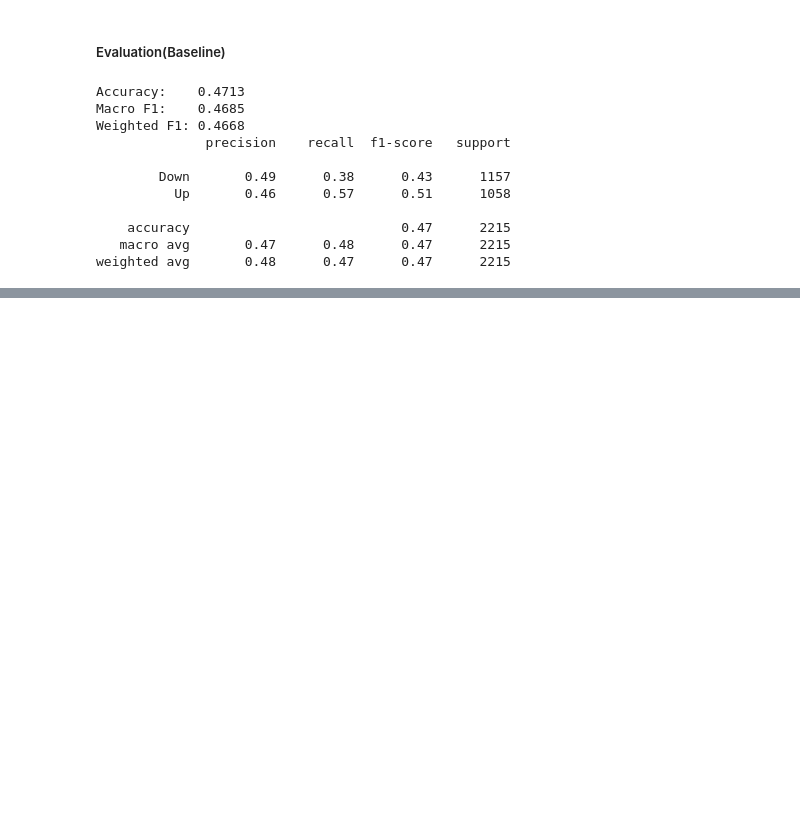
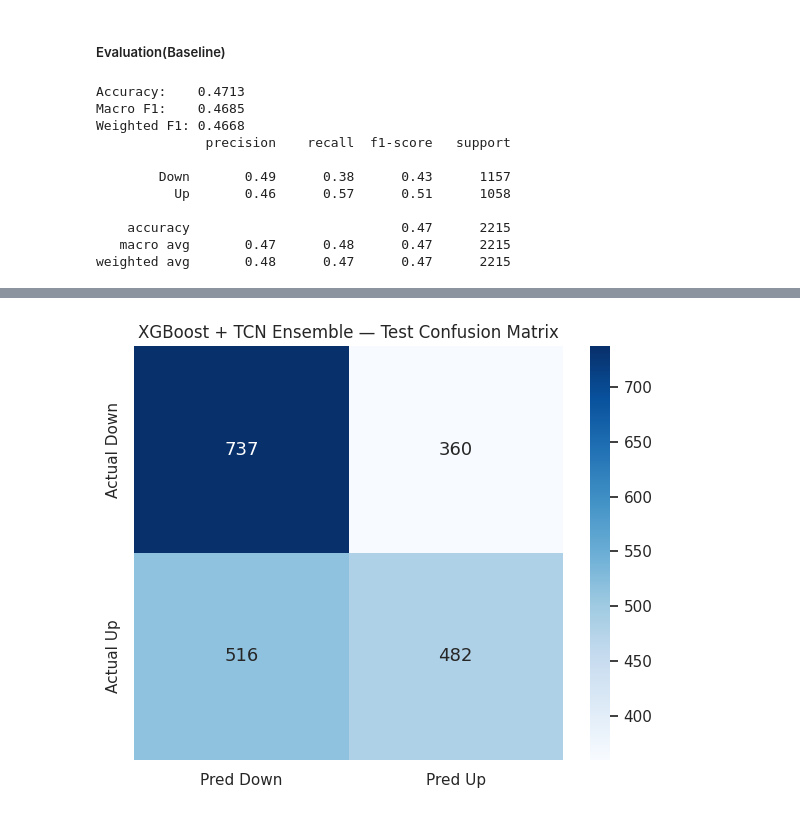
Before and after one commit to Abhinav0909/Stock-Prediction-using-Contrastive-Learning, a Jupyter notebook: Stock Prediction.ipynb, the cells around one changed output, grey strips where cells are left out. Saved outputs shown, nothing was run; the diff lists cells and outputs as text; code cells hidden in the pictures; blank space fills up the shorter version.

```diff
--- a/Stock Prediction.ipynb
+++ b/Stock Prediction.ipynb
@@ -3052,0 +3630,82 @@ weighted avg       0.48      0.47      0.47      2215
+# %%
+import pandas as pd
+import numpy as np
+from scipy.stats import rankdata
+from sklearn.metrics import f1_score, accuracy_score, classification_report, confusion_matrix
+import matplotlib.pyplot as plt
+import seaborn as sns
+
+xgb_test_probs = xgb.predict_proba(X_te)[:, 1]
+xgb_lookup = test_views[['Stock Name', 'End_Date']].copy()
+xgb_lookup['xgb_prob'] = xgb_test_probs
+
+deep_lookup = pd.DataFrame({
+    'Stock Name': test_stocks_cl_seq,
+    'End_Date':   test_dates_cl_seq,
+    'deep_prob':  test_probs_raw_all,
+    'y_true':     test_labels_all
+})
+
+aligned = deep_lookup.merge(xgb_lookup, on=['Stock Name', 'End_Date'], how='inner')
+xgb_rank  = rankdata(aligned['xgb_prob'])  / len(aligned)
+deep_rank = rankdata(aligned['deep_prob']) / len(aligned)
+blend = 0.5 * xgb_rank + 0.5 * deep_rank
+
+# threshold search + metrics
+y_true = aligned['y_true'].values
+best_wf1, best_t = 0, 0.2
+for t in np.arange(0.20, 0.65, 0.01):
+    wf1 = f1_score(y_true, (blend >= t).astype(int), average='weighted')
+    if wf1 > best_wf1:
+        best_wf1, best_t = wf1, t
+
+final_pred = (blend >= best_t).astype(int)
+
+# Action column (Buy/Sell/Hold)
+ensemble_results_df = pd.DataFrame({
+    'Date'        : aligned['End_Date'].values,
+    'Stock Name'      : aligned['Stock Name'].values,
+    'Actual_Target'   : y_true,
+    'Predicted_Target': final_pred,
+    'Prob_UP'         : blend,
+    'Correct'         : (y_true == final_pred).astype(int)
+})
+ensemble_results_df['Direction'] = ensemble_results_df['Predicted_Target'].map({1: 'Up', 0: 'Down'})
+
+def get_action(row):
+    if row['Prob_UP'] > 0.6:
+        return "Buy"
+    elif row['Prob_UP'] < 0.4:
+        return "Sell"
+    else:
+        return "Hold"
+
+ensemble_results_df['Action'] = ensemble_results_df.apply(get_action, axis=1)
+ensemble_results_df.drop(columns=['Prob_UP', 'Correct'], inplace=True)
+ensemble_results_df.sort_values(['Date', 'Stock Name']).reset_index(drop=True)
+print("\n── Ensemble Test Results Preview ─────────────────────────────")
+print(ensemble_results_df.head(15).to_string(index=False))
+print(f"\n  Action distribution (Ensemble Test):")
+print(ensemble_results_df['Action'].value_counts().to_string())
+
+print("="*55)
+print("ENSEMBLE TEST RESULTS (XGBoost + TCN)")
+print("="*55)
+print(f"Threshold   : {best_t:.2f}")
+print(f"Accuracy    : {accuracy_score(y_true, final_pred):.4f}")
+print(f"Macro F1    : {f1_score(y_true, final_pred, average='macro'):.4f}")
+print(f"Weighted F1 : {f1_score(y_true, final_pred, average='weighted'):.4f}")
+print("\nClassification Report:")
+print(classification_report(y_true, final_pred, target_names=['Down', 'Up']))
+
+cm = confusion_matrix(y_true, final_pred)
+cm_pct = cm / cm.sum(axis=1, keepdims=True) * 100
+
+plt.figure(figsize=(6, 5))
+sns.heatmap(cm, annot=True, fmt='d', cmap='Blues',
+            xticklabels=['Pred Down', 'Pred Up'],
+            yticklabels=['Actual Down', 'Actual Up'], annot_kws={'size': 13})
+plt.title('XGBoost + TCN Ensemble — Test Confusion Matrix')
+plt.tight_layout()
+plt.show()
+# %% [output]
@@ -3052,0 +3729 @@ weighted avg       0.48      0.47      0.47      2215
+[figure, added]
```
Also changed, not shown: parts of 36 cells of this notebook.
